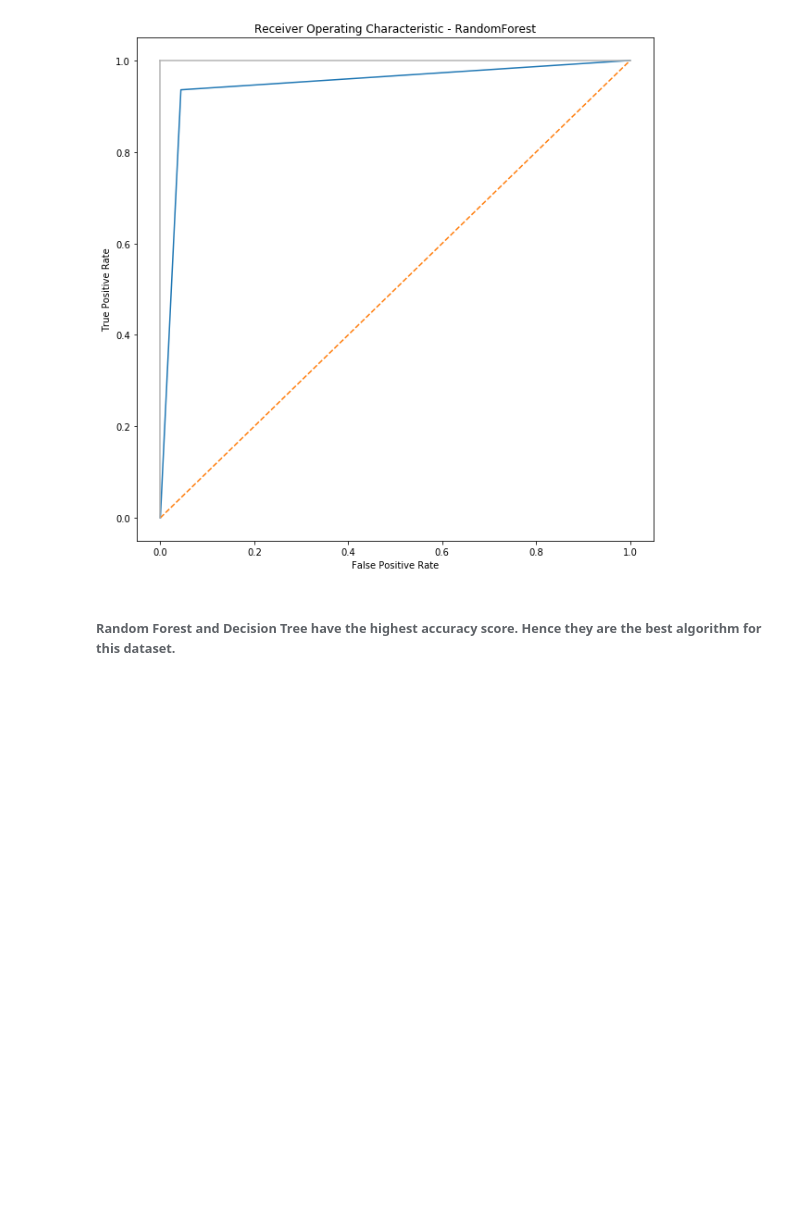
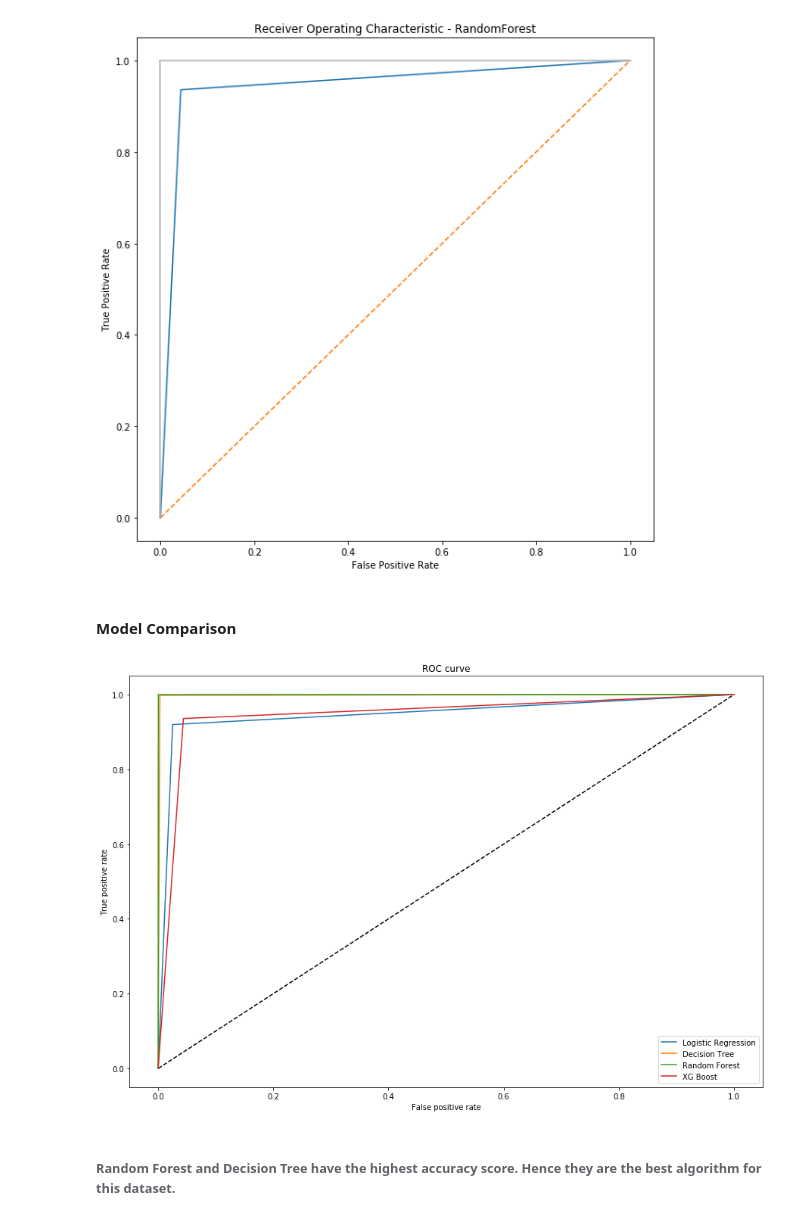
Before and after one commit to abhishekdewangan07/Projects, a Jupyter notebook: Credit Card Fraud Detection.ipynb, the cells around one changed output. Cells and saved outputs as stored; diff of their text form; code cells hidden in the pictures; blank space fills up the shorter version.

```diff
--- a/Credit Card Fraud Detection.ipynb
+++ b/Credit Card Fraud Detection.ipynb
@@ -499,5 +499,22 @@ plt.xlabel('False Positive Rate')
 plt.show()
 # %% [output]
 [figure]
+# %% [markdown]
+#### Model Comparison
+# %%
+# Plot the ROC Curve
+plt.figure(figsize=(15, 10))
+plt.plot([0, 1], [0, 1], 'k--')
+plt.plot(false_positive_rate_lgr, true_positive_rate_lgr, label='Logistic Regression')
+plt.plot(false_positive_rate_dtc, true_positive_rate_dtc, label='Decision Tree')
+plt.plot(false_positive_rate_rfc, true_positive_rate_rfc, label='Random Forest')
+plt.plot(false_positive_rate_xgb, true_positive_rate_xgb, label='XG Boost')
+plt.xlabel('False positive rate')
+plt.ylabel('True positive rate')
+plt.title('ROC curve')
+plt.legend(loc='best')
+plt.show()
+# %% [output]
+[figure, added]
 # %% [markdown]
 ###### Random Forest and Decision Tree have the highest accuracy score. Hence they are the best algorithm for this dataset.
```
Also changed, not shown: parts of 4 cells of this notebook.
